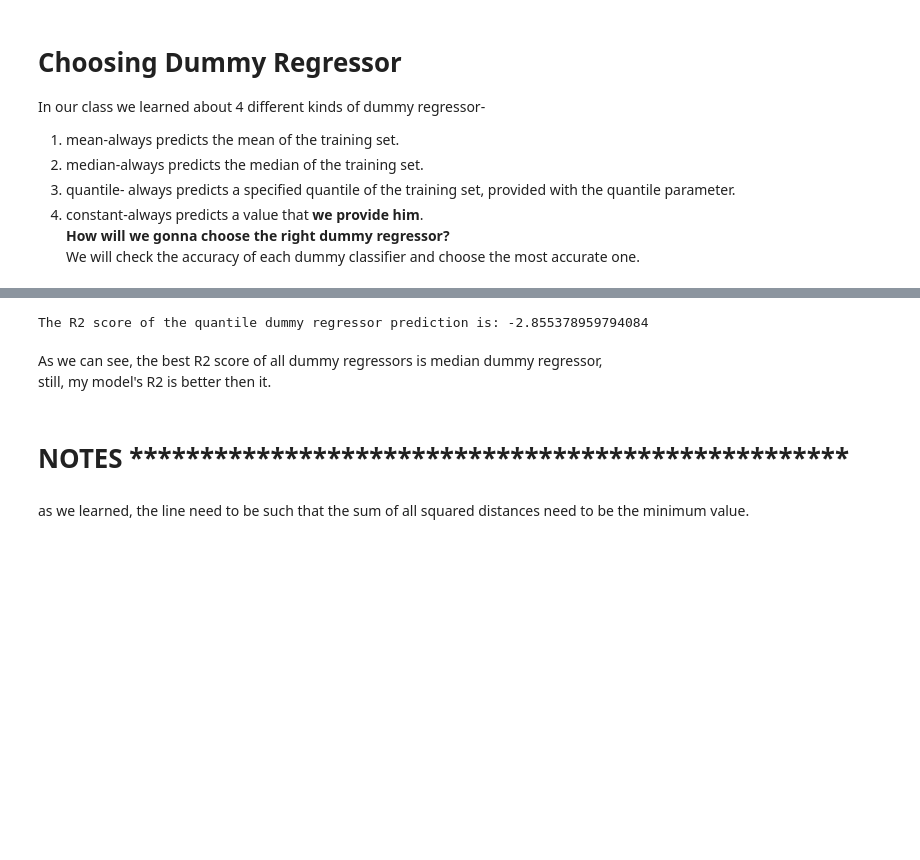
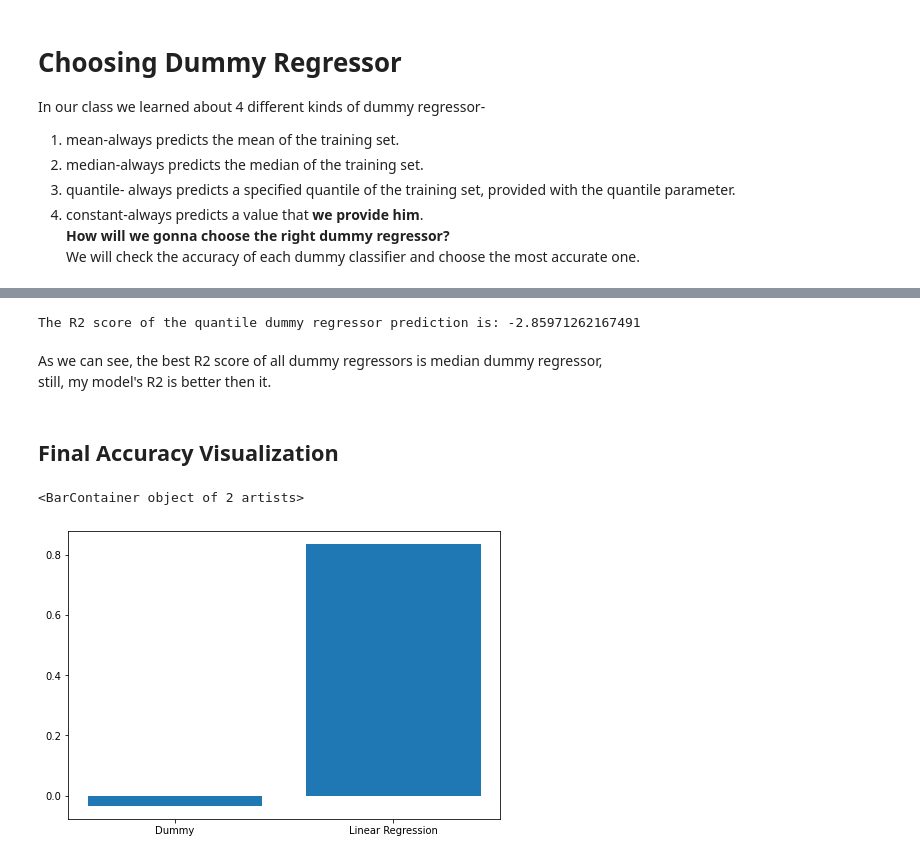
Before and after one commit to yuvalTrip/FinalProject, a Jupyter notebook: Final Project-N.N.3-Regression.ipynb, the cells around one changed output, grey strips where cells are left out. Drawn from its saved outputs; the diff is of its cells as text; code cells hidden in the pictures; blank space fills up the shorter version.

Commit message:
N.N.3-Regression
Finished

```diff
--- a/Final Project-N.N.3-Regression.ipynb
+++ b/Final Project-N.N.3-Regression.ipynb
@@ -687,8 +702,16 @@ x_train,x_test,y_train,y_test=train_test_split(x,y,test_size=0.2,random_state=42
 # %%
-first_train=x_train
-first_test=x_test
-check_train=y_train
-check_test=y_test
+#save the data by exporting it to csv file
+#already did it for the first time, so there is no need to do it over and over again
+#x_train.to_csv(r"C:\Users\yuval\Datasets\x_train.csv")
+#x_test.to_csv(r"C:\Users\yuval\Datasets\x_test.csv")
+#y_train.to_csv(r"C:\Users\yuval\Datasets\y_train.csv")
+#y_test.to_csv(r"C:\Users\yuval\Datasets\y_test.csv")
+
+first_train=pd.read_csv (r"C:\Users\yuval\Datasets\first\x_train.csv")#import DATASETS to the notebook
+first_test=pd.read_csv (r"C:\Users\yuval\Datasets\first\x_test.csv")
+check_train=pd.read_csv (r"C:\Users\yuval\Datasets\first\y_train.csv")
+check_test=pd.read_csv (r"C:\Users\yuval\Datasets\first\y_test.csv")
+
 #check the len of the sets:
 print("the lenght of first_train is:",len(first_train))
 print("the lenght of check_train is:",len(check_train))
@@ -782,6 +813 @@ x_train,x_test,y_train,y_test=train_test_split(x,y,test_size=0.20,random_state=4
 #by write random_state=42 we will get same data (same values) in train and test datasets every rime we ran this code.
-# %%
-first_train=x_train
-first_test=x_test
-check_train=y_train
-check_test=y_test
@@ -939,9 +972,9 @@ Predictionsc=drc.predict(first_test)
 R2c=r2_score(check_test,Predictionsc)
 print ("The R2 score of the quantile dummy regressor prediction is:", R2c)
 # %% [output]
-The R2 score of the quantile dummy regressor prediction is: -2.855378959794084
+The R2 score of the quantile dummy regressor prediction is: -2.85971262167491
 # %% [markdown]
 As we can see, the best R2 score of all dummy regressors is median dummy regressor,<br>
 still, my model's R2 is better then it. <br>
 # %% [markdown]
-# <b>NOTES ***************************************************</b>
+## <b>Final Accuracy Visualization </b>
@@ -955,2 +981,11 @@ still, my model's R2 is better then it. <br>
-# %% [markdown]
-as we learned, the line need to be such that the sum of all squared distances need to be the minimum value.<br>
+# %%
+#Let's plot the Accuracies of both model-Dummy & Linear Regression
+DumAc=R2Me
+LinAc=R2
+figure=plt.figure()#create a figure object
+Accu=[DumAc,LinAc]#the data i would like to present
+axes=figure.add_axes([0,0,1,1])#determine the size of the figure- (0,0) is the lower left point of the new axes in figure coodinates,1 its width and 1 height
+axes.bar(['Dummy','Linear Regression'],Accu)
+# %% [output]
+<BarContainer object of 2 artists>
+[figure, added]
```
Also changed, not shown: parts of 26 cells of this notebook.
